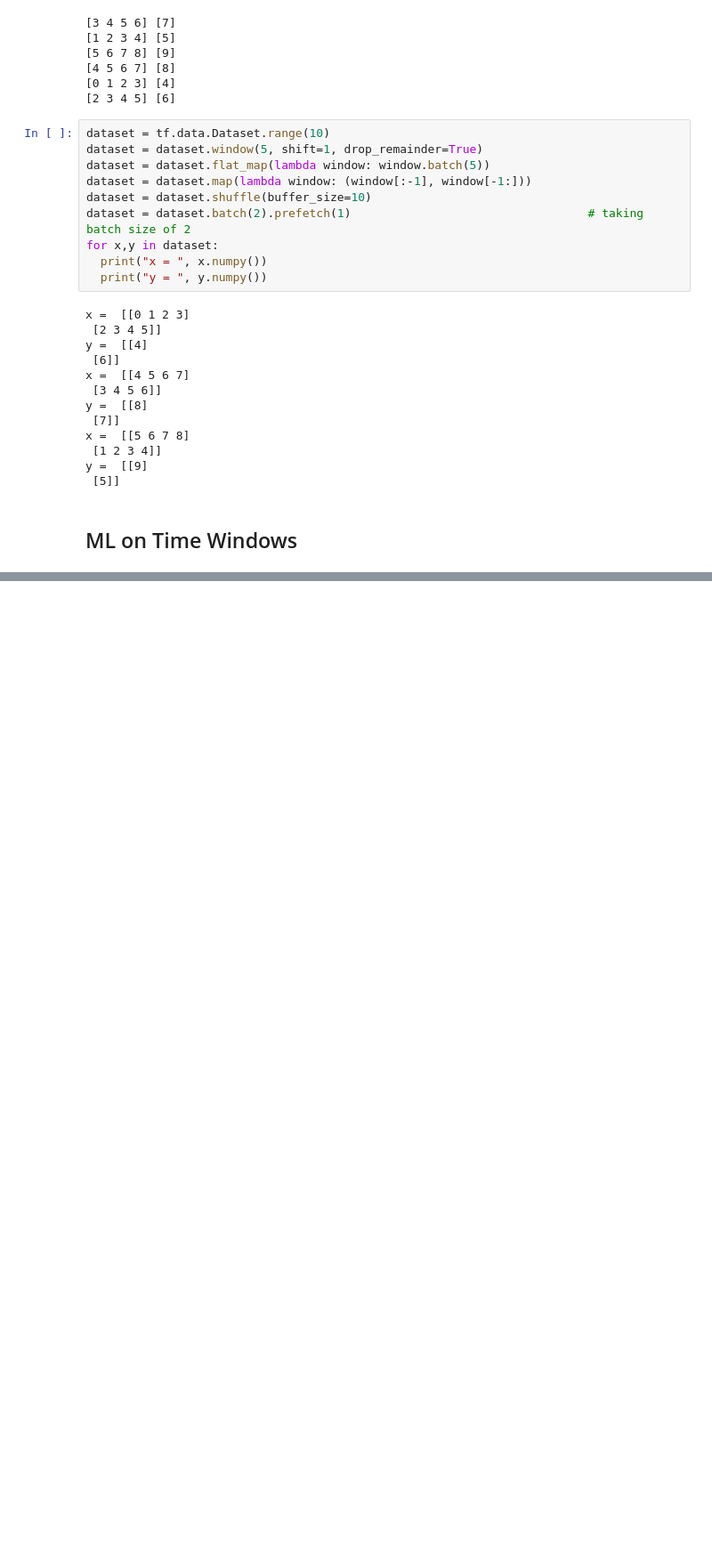
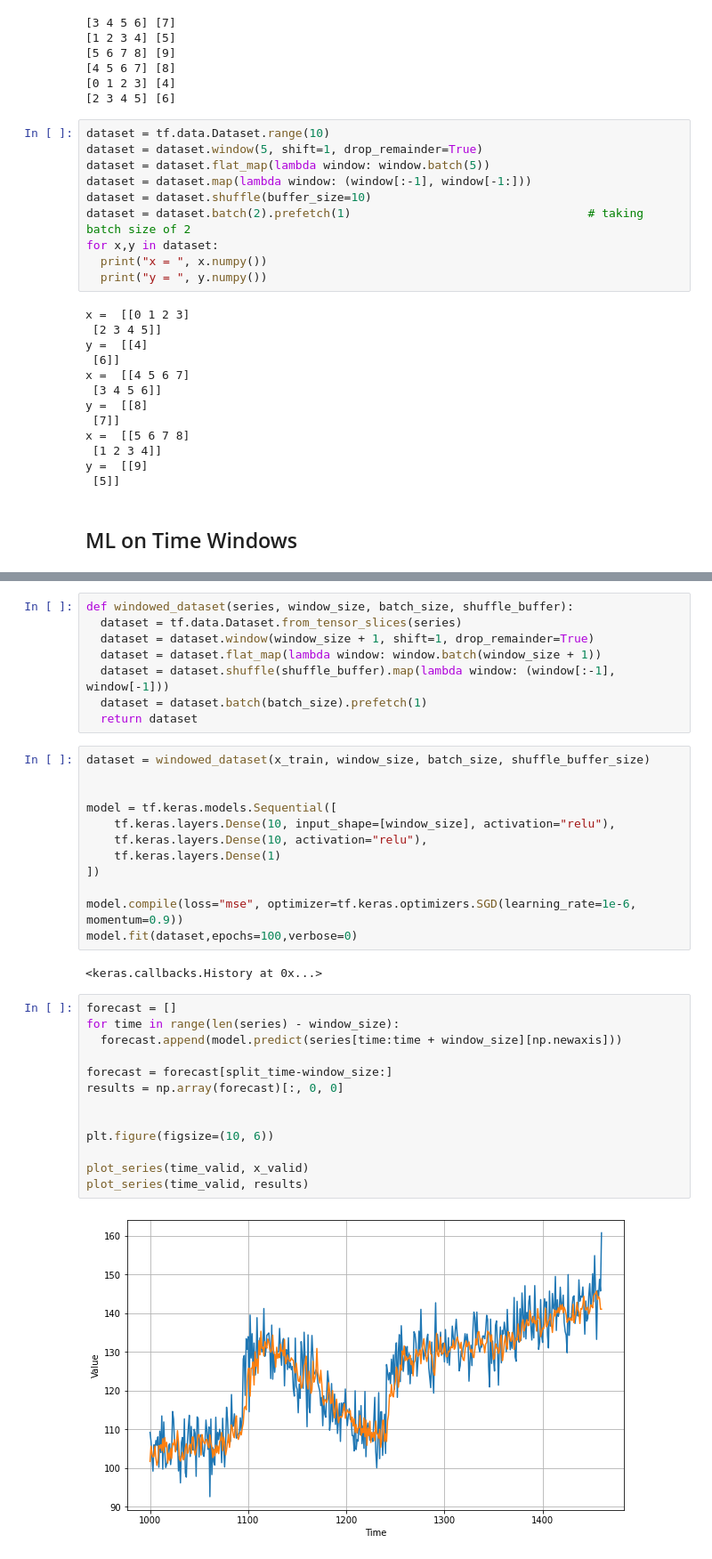
Before and after one commit to hrisav/tensorflow-developer, a Jupyter notebook: C4_Sequences_Time Series_Prediction/D_Week_2.ipynb, the cells around one changed output, grey strips where cells are left out. Shown at 89% size. Drawn from its saved outputs; the diff is of its cells as text; blank space fills up the shorter version.

```diff
--- a/C4_Sequences_Time Series_Prediction/D_Week_2.ipynb
+++ b/C4_Sequences_Time Series_Prediction/D_Week_2.ipynb
@@ -123,0 +316,37 @@ y =  [[9]
+# %%
+def windowed_dataset(series, window_size, batch_size, shuffle_buffer):
+  dataset = tf.data.Dataset.from_tensor_slices(series)
+  dataset = dataset.window(window_size + 1, shift=1, drop_remainder=True)
+  dataset = dataset.flat_map(lambda window: window.batch(window_size + 1))
+  dataset = dataset.shuffle(shuffle_buffer).map(lambda window: (window[:-1], window[-1]))
+  dataset = dataset.batch(batch_size).prefetch(1)
+  return dataset
+# %%
+dataset = windowed_dataset(x_train, window_size, batch_size, shuffle_buffer_size)
+
+
+model = tf.keras.models.Sequential([
+    tf.keras.layers.Dense(10, input_shape=[window_size], activation="relu"),
+    tf.keras.layers.Dense(10, activation="relu"),
+    tf.keras.layers.Dense(1)
+])
+
+model.compile(loss="mse", optimizer=tf.keras.optimizers.SGD(learning_rate=1e-6, momentum=0.9))
+model.fit(dataset,epochs=100,verbose=0)
+# %% [output]
+<keras.callbacks.History at 0x...>
+# %%
+forecast = []
+for time in range(len(series) - window_size):
+  forecast.append(model.predict(series[time:time + window_size][np.newaxis]))
+
+forecast = forecast[split_time-window_size:]
+results = np.array(forecast)[:, 0, 0]
+
+
+plt.figure(figsize=(10, 6))
+
+plot_series(time_valid, x_valid)
+plot_series(time_valid, results)
+# %% [output]
+[figure, added]
```
Also changed, not shown: parts of 32 cells of this notebook.
